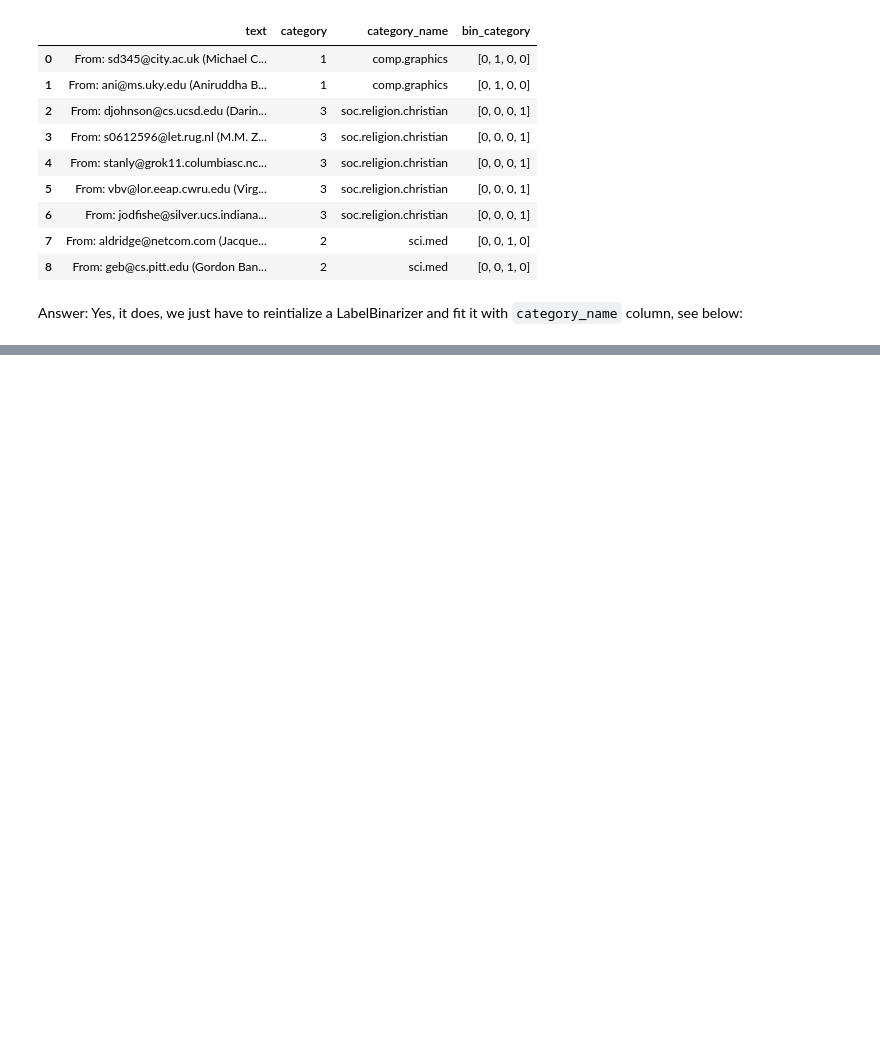
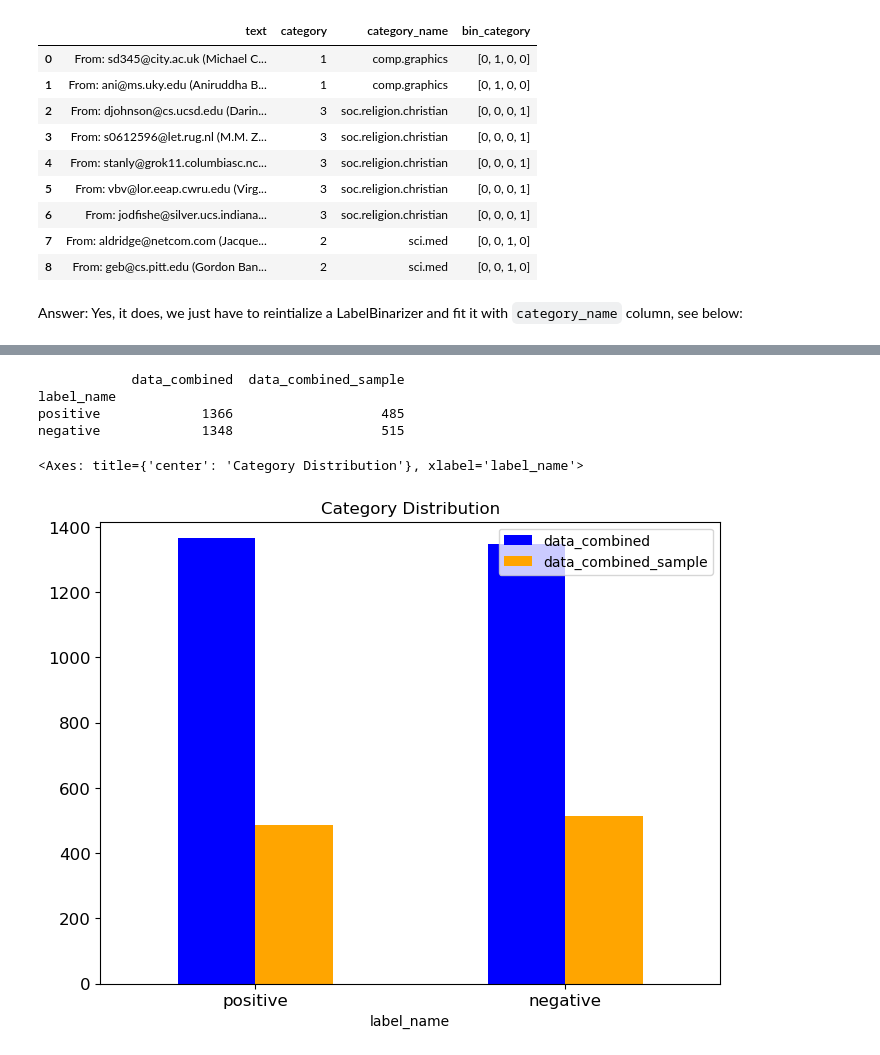
Before and after one commit to chihuahualee828/DM2023-Lab1-Master, a Jupyter notebook: Homework/DM2023-Lab1-Homework.ipynb, the cells around one changed output, grey strips where cells are left out. Saved outputs shown, nothing was run; the diff lists cells and outputs as text; code cells hidden in the pictures; blank space fills up the shorter version.

```diff
--- a/Homework/DM2023-Lab1-Homework.ipynb
+++ b/Homework/DM2023-Lab1-Homework.ipynb
@@ -534,0 +540,13 @@ Yes, it does, we just have to reintialize a LabelBinarizer and fit it with `cate
+# %%
+data_amazon = pd.read_csv('amazon_cells_labelled.txt', sep='\t', header=None)
+data_imdb = pd.read_csv('imdb_labelled.txt', sep='\t', header=None)
+data_yelp = pd.read_csv('yelp_labelled.txt', sep='\t', header=None)
+
+print(data_amazon.shape)
+print(data_imdb.shape)
+print(data_yelp.shape)
+
+# combined all datas and assign column name
+data_combined = pd.concat([data_amazon, data_imdb, data_yelp], ignore_index=True)
+data_combined.columns=['sentence', 'score']
+data_combined
@@ -534,0 +579,5 @@ Yes, it does, we just have to reintialize a LabelBinarizer and fit it with `cate
+# %%
+# create label based on score, positive: 1 and negative: 0
+label_name = ['negative', 'positive']
+data_combined['label_name'] = data_combined.score.apply(lambda t: label_name[t])
+data_combined
@@ -534,0 +598,4 @@ Yes, it does, we just have to reintialize a LabelBinarizer and fit it with `cate
+# %%
+data_combined.drop_duplicates(keep=False, inplace=True)
+data_combined.reset_index(drop=True, inplace=True)
+print(data_combined.shape)
@@ -534,0 +608,3 @@ Yes, it does, we just have to reintialize a LabelBinarizer and fit it with `cate
+# %%
+data_combined_sample = data_combined.sample(n=1000) #random state
+display(data_combined_sample)
@@ -534,0 +625,15 @@ Yes, it does, we just have to reintialize a LabelBinarizer and fit it with `cate
+# %%
+combined = pd.concat([data_combined["label_name"].value_counts(), data_combined_sample["label_name"].value_counts()], axis=1)
+combined.columns = ["data_combined", "data_combined_sample"]
+print(combined)
+
+# Plot the data with blue and orange bars side by side
+combined.plot(kind='bar', rot=0, title="Category Distribution", color=['blue', 'orange'], ylim = [0, max(combined.data_combined + 50)],
+                   fontsize=12, figsize=(8, 6))
+# %% [output]
+            data_combined  data_combined_sample
+label_name
+positive             1366                   485
+negative             1348                   515
+<Axes: title={'center': 'Category Distribution'}, xlabel='label_name'>
+[figure, added]
```
Also changed, not shown: parts of 57 cells of this notebook, 3 other files.
